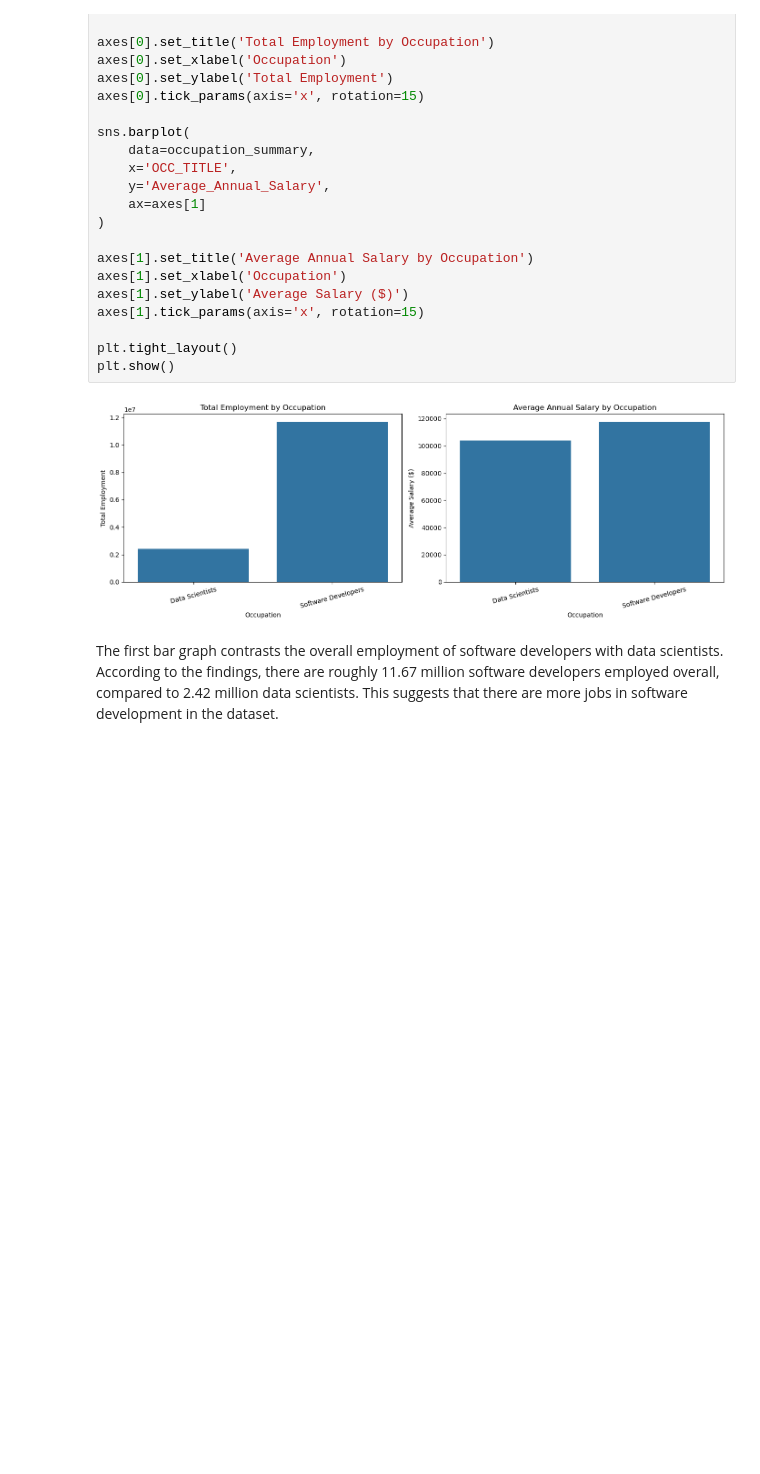
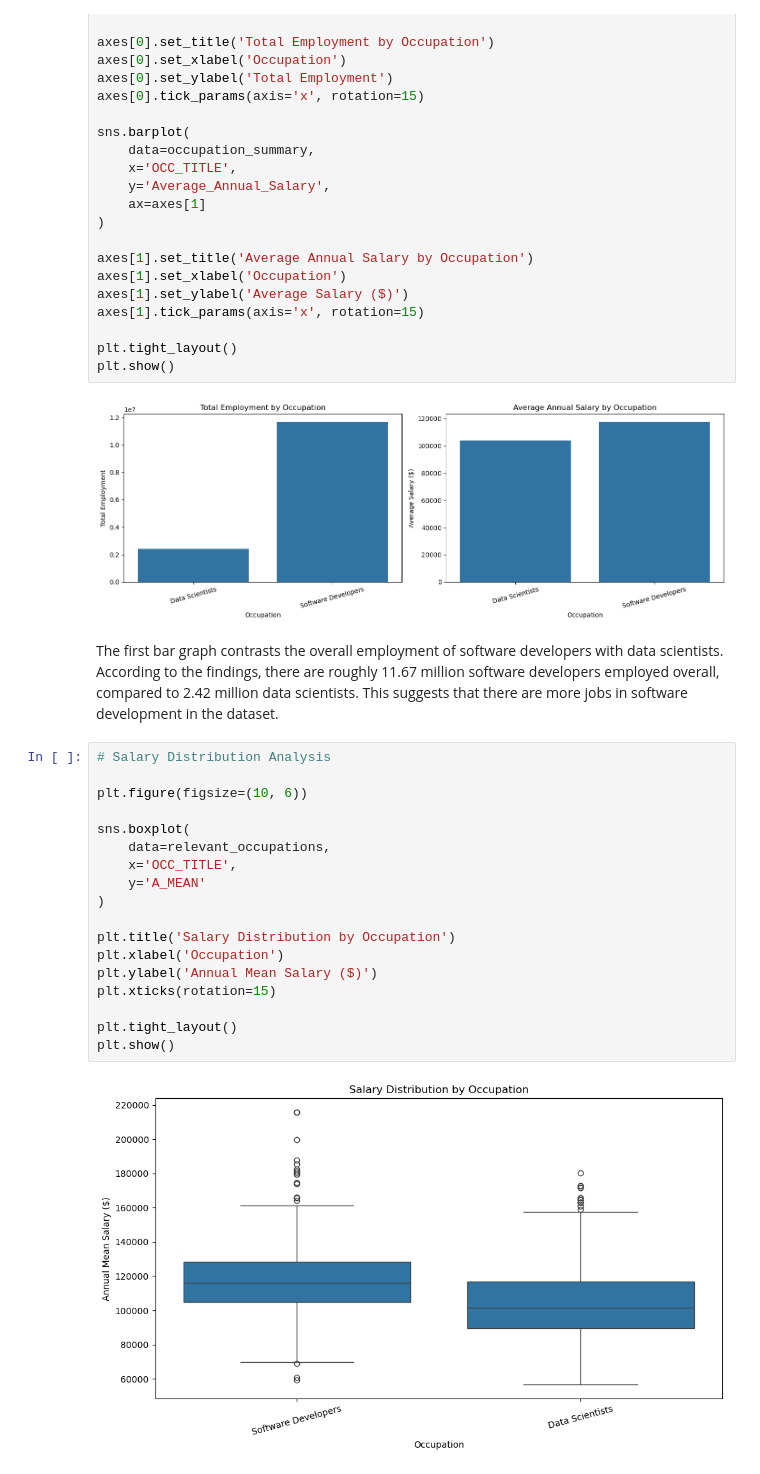
Before and after one commit to Abdullah-awa/Data_Visualisation_CA1, a Jupyter notebook: Data_Vis_CA.ipynb, the cells around one changed output. Drawn from its saved outputs; the diff is of its cells as text; blank space fills up the shorter version.

Commit message:
Add salary distribution box plot and visualisation explanation

```diff
--- a/Data_Vis_CA.ipynb
+++ b/Data_Vis_CA.ipynb
@@ -234,3 +234,23 @@ plt.show()
 [figure]
 # %% [markdown]
 The first bar graph contrasts the overall employment of software developers with data scientists. According to the findings, there are roughly 11.67 million software developers employed overall, compared to 2.42 million data scientists. This suggests that there are more jobs in software development in the dataset.
+# %%
+# Salary Distribution Analysis
+
+plt.figure(figsize=(10, 6))
+
+sns.boxplot(
+    data=relevant_occupations,
+    x='OCC_TITLE',
+    y='A_MEAN'
+)
+
+plt.title('Salary Distribution by Occupation')
+plt.xlabel('Occupation')
+plt.ylabel('Annual Mean Salary ($)')
+plt.xticks(rotation=15)
+
+plt.tight_layout()
+plt.show()
+# %% [output]
+[figure, added]
```
Also changed, not shown: parts of 1 cell of this notebook.
